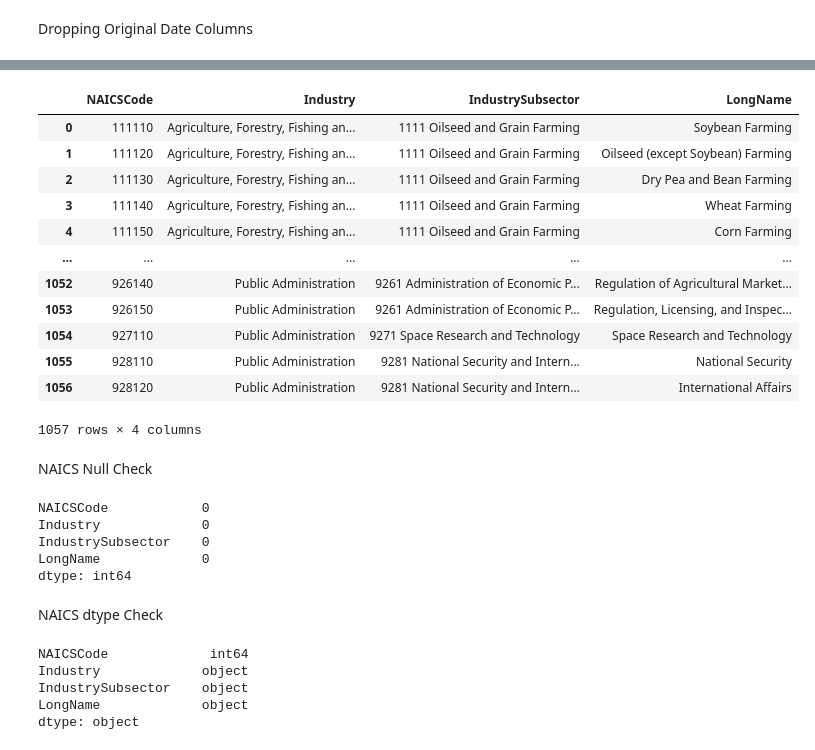
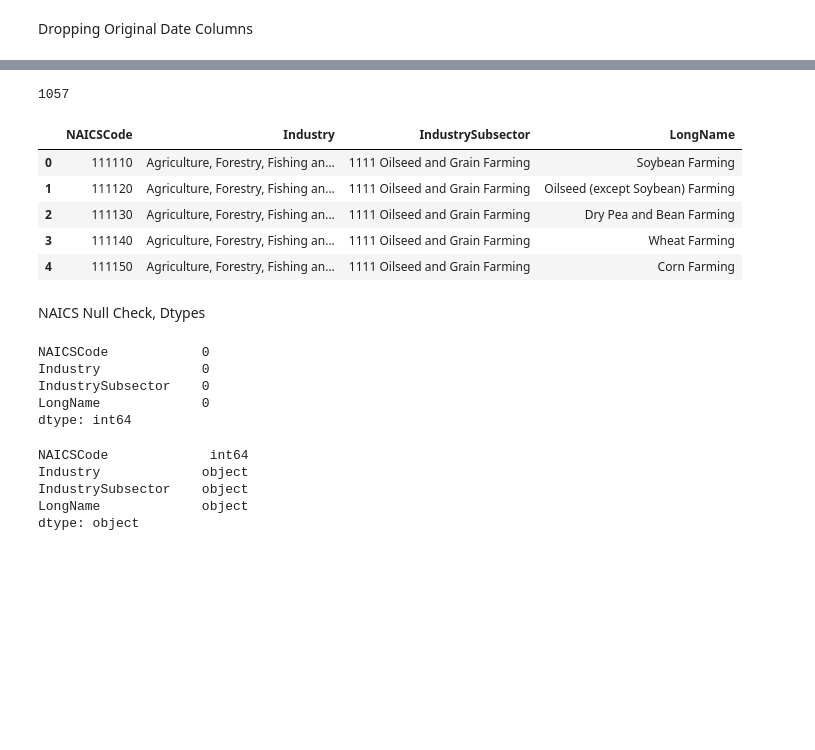
Before and after one commit to cspence001/mapdata_finalization_notebooks, a Jupyter notebook: main_label_pipe23.ipynb, the cells around one changed output, grey strips where cells are left out. Cells and saved outputs as stored; diff of their text form; code cells hidden in the pictures; blank space fills up the shorter version.

```diff
--- a/main_label_pipe23.ipynb
+++ b/main_label_pipe23.ipynb
@@ -31,0 +91,2 @@ ppp_df_23.head(20)
+# %%
+pd.reset_option('all', silent=True)
@@ -31,0 +114,2 @@ ppp_df_23.head(20)
+# %%
+pd.reset_option('all', silent=True)
@@ -461,23 +380,18 @@ naics_comb
 # %%
 cols = ["NAICSCode","Industry","IndustrySubsector","LongName"]
 naics_final = naics_comb[cols]
-naics_final
+print(naics_final.shape[0])
+naics_final.head()
 # %% [output]
+1057
 |  | NAICSCode | Industry | IndustrySubsector | LongName |
 | 0 | 111110 | Agriculture, Forestry, Fishing an... | 1111 Oilseed and Grain Farming | Soybean Farming |
 | 1 | 111120 | Agriculture, Forestry, Fishing an... | 1111 Oilseed and Grain Farming | Oilseed (except Soybean) Farming |
 | 2 | 111130 | Agriculture, Forestry, Fishing an... | 1111 Oilseed and Grain Farming | Dry Pea and Bean Farming |
 | 3 | 111140 | Agriculture, Forestry, Fishing an... | 1111 Oilseed and Grain Farming | Wheat Farming |
 | 4 | 111150 | Agriculture, Forestry, Fishing an... | 1111 Oilseed and Grain Farming | Corn Farming |
-| ... | ... | ... | ... | ... |
-| 1052 | 926140 | Public Administration | 9261 Administration of Economic P... | Regulation of Agricultural Market... |
-| 1053 | 926150 | Public Administration | 9261 Administration of Economic P... | Regulation, Licensing, and Inspec... |
-| 1054 | 927110 | Public Administration | 9271 Space Research and Technology | Space Research and Technology |
-| 1055 | 928110 | Public Administration | 9281 National Security and Intern... | National Security |
-| 1056 | 928120 | Public Administration | 9281 National Security and Intern... | International Affairs |
-1057 rows × 4 columns
 # %% [markdown]
-NAICS Null Check
+NAICS Null Check, Dtypes
 # %%
 print(naics_final.isnull().sum())
 # %% [output]
@@ -486,8 +400,6 @@ Industry             0
 IndustrySubsector    0
 LongName             0
 dtype: int64
-# %% [markdown]
-NAICS dtype Check
 # %%
 naics_final.dtypes
 # %% [output]
```
Also changed, not shown: parts of 180 cells of this notebook, 3 other files.
